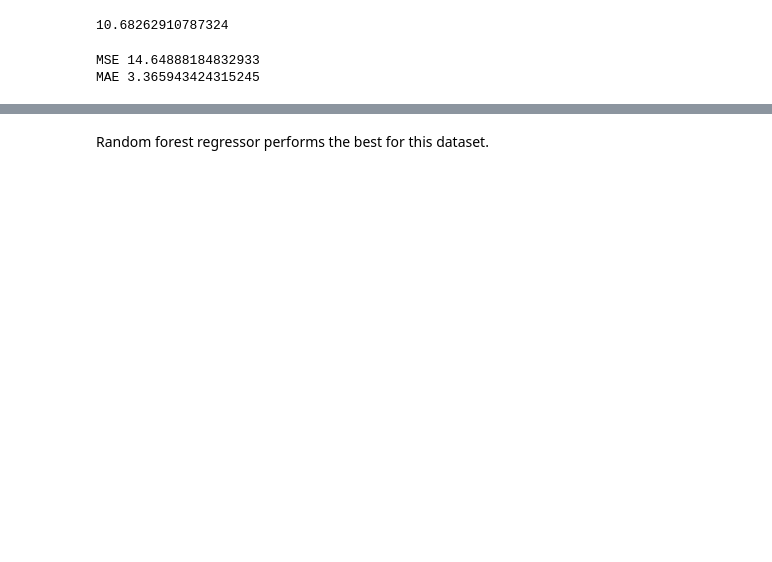
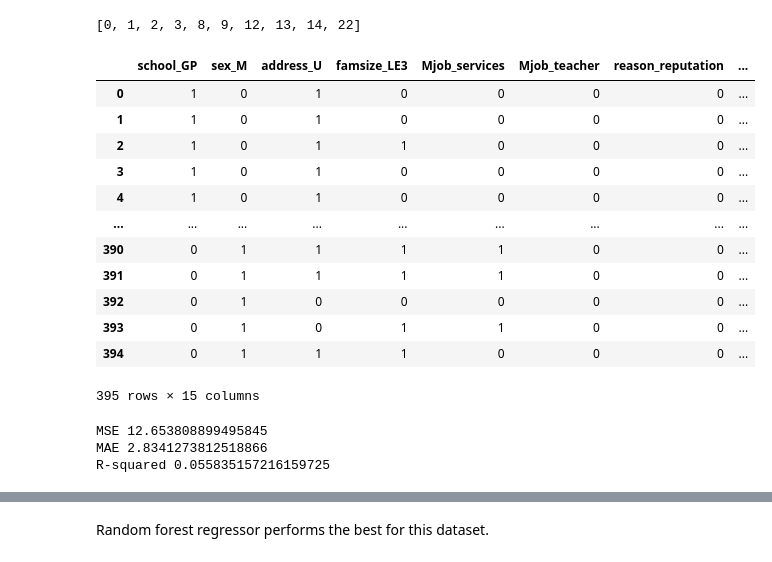
Before and after one commit to IzhanAli08/MyResearch, a Jupyter notebook: Predicting_Math_Grades_Kaggle.ipynb, the cells around one changed output, grey strips where cells are left out. Saved outputs shown, nothing was run; the diff lists cells and outputs as text; code cells hidden in the pictures; blank space fills up the shorter version.

```diff
--- a/Predicting_Math_Grades_Kaggle.ipynb
+++ b/Predicting_Math_Grades_Kaggle.ipynb
@@ -18,0 +29,11 @@ df = pd.read_csv('Math_preprocessed.csv')
+# %%
+v = VarianceThreshold(threshold = 0.1)
+v.fit(df)
+x =v.get_support()
+y = []
+for i in range(len(x)):
+    if x[i ]== False:
+        y.append(i)
+print(y)
+# %% [output]
+[0, 1, 2, 3, 8, 9, 12, 13, 14, 22]
@@ -25,16 +48,46 @@ X_train,X_test,y_train,y_test=train_test_split(input_df,targets,test_size=0.10,r
 # %%
-y_train.mean()
+#y_train.mean()
+input_df
 # %% [output]
+|  | school_GP | sex_M | address_U | famsize_LE3 | Mjob_services | Mjob_teacher | reason_reputation | ... |
+| 0 | 1 | 0 | 1 | 0 | 0 | 0 | 0 | ... |
+| 1 | 1 | 0 | 1 | 0 | 0 | 0 | 0 | ... |
+| 2 | 1 | 0 | 1 | 1 | 0 | 0 | 0 | ... |
+| 3 | 1 | 0 | 1 | 0 | 0 | 0 | 0 | ... |
+| 4 | 1 | 0 | 1 | 0 | 0 | 0 | 0 | ... |
+| ... | ... | ... | ... | ... | ... | ... | ... | ... |
+| 390 | 0 | 1 | 1 | 1 | 1 | 0 | 0 | ... |
+| 391 | 0 | 1 | 1 | 1 | 1 | 0 | 0 | ... |
+| 392 | 0 | 1 | 0 | 0 | 0 | 0 | 0 | ... |
+| 393 | 0 | 1 | 0 | 1 | 1 | 0 | 0 | ... |
+| 394 | 0 | 1 | 1 | 1 | 0 | 0 | 0 | ... |
-10.68262910787324
+395 rows × 15 columns
 # %%
 #Linear Regression
+from sklearn.metrics import r2_score
+scores= [] #to store r squared
+mse_list= [] #to store RMSE
+mae_list = []
+#r2 = []
 model1 = LinearRegression()
-model1.fit(X_train, y_train)
-y_pred=model1.predict(X_test)
-print('MSE',mean_squared_error(y_pred,y_test))
-print('MAE',mean_absolute_error(y_pred,y_test))
+cv = KFold(n_splits=4, random_state=42, shuffle=True)
+for train_index, test_index in cv.split(input_df):
+    X_train, X_test, y_train, y_test = input_df.loc[train_index], input_df.loc[test_index], targets.loc[train_index], targets.loc[test_index]
+    model1.fit(X_train, y_train)
+    y_predict = model1.predict(X_test)
+    scores.append(model1.score(X_test, y_test))
+    #r2.append(r2_score(y_test, y_predict))
+    mse_fold = mean_squared_error(y_test, y_predict)
+    mse_list.append(mse_fold)
+    mae_fold = mean_absolute_error(y_test, y_predict)
+    mae_list.append(mae_fold)
+print('MSE',np.mean(mse_list))
+print('MAE',np.mean(mae_list))
+print('R-squared',np.mean(scores))
+#print(np.mean(r2))
 # %% [output]
-MSE 14.64888184832933
-MAE 3.365943424315245
+MSE 12.653808899495845
+MAE 2.8341273812518866
+R-squared 0.055835157216159725
 # %%
 #SVR
```
Also changed, not shown: parts of 11 cells of this notebook, 1 other file.
